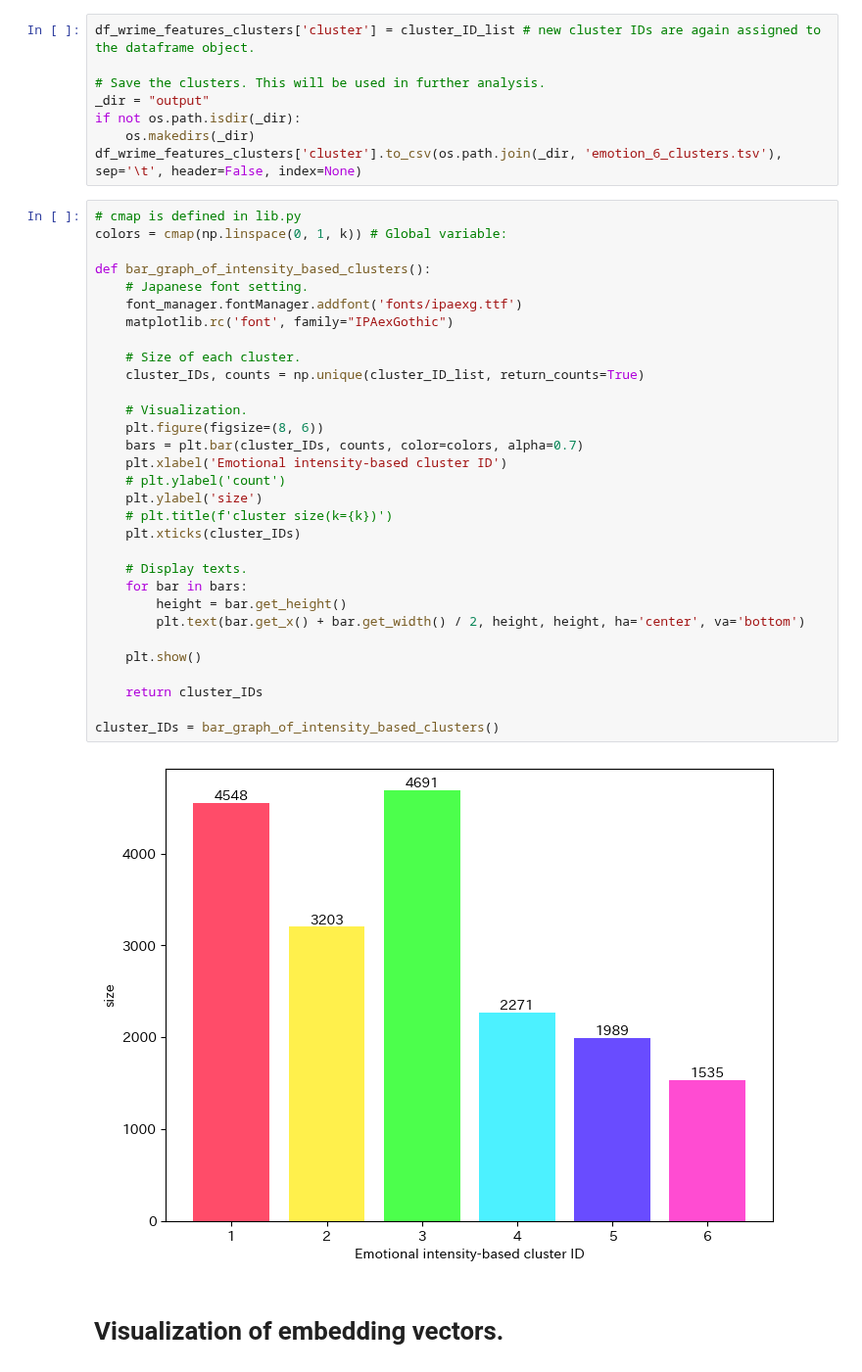
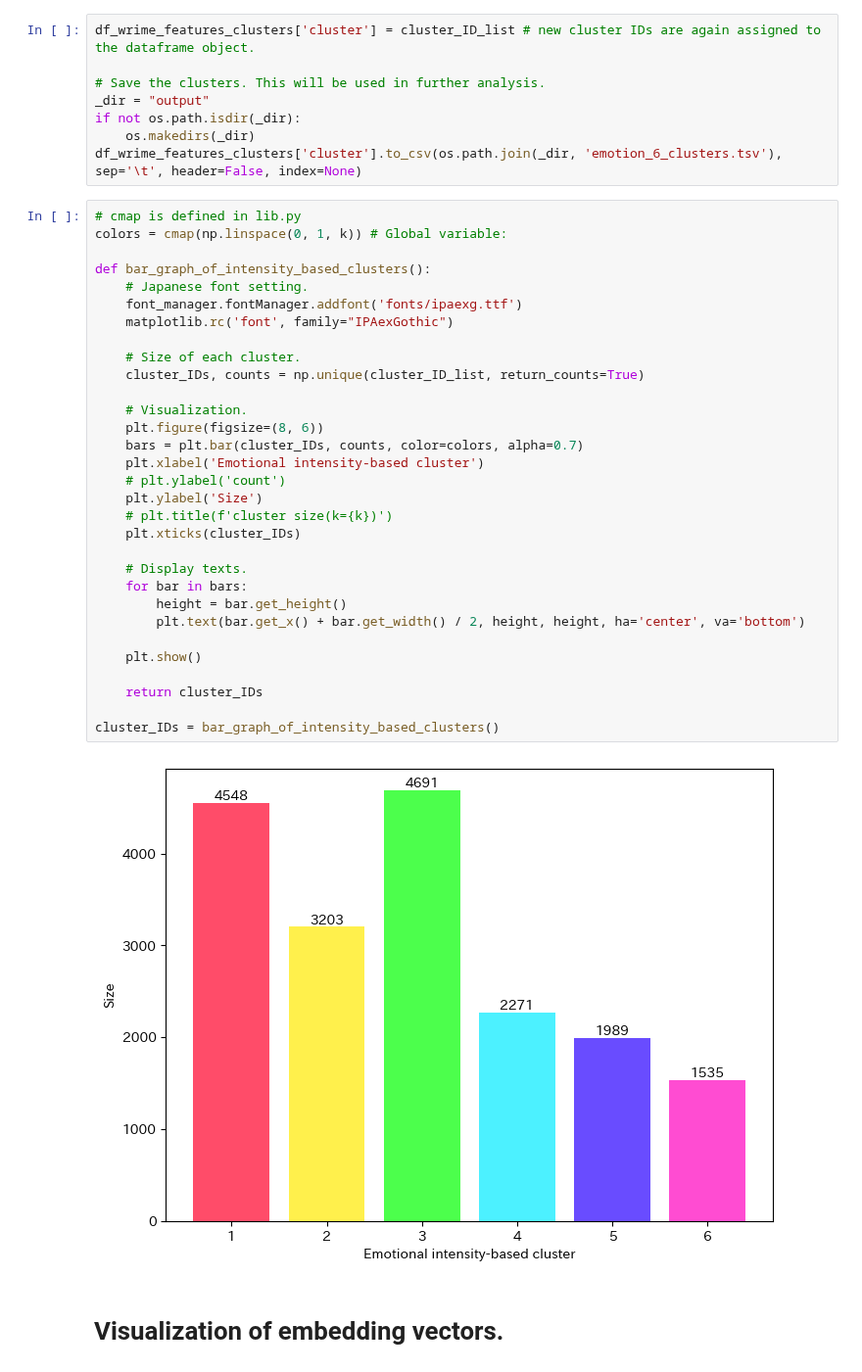
Before and after one commit to maruyama-lab-design/Preservation-of-Emotional-Context-in-Tweet-Embeddings, a Jupyter notebook: intensity_kmeans.ipynb, the cells around one changed output. Shown at 98% size. Cells and saved outputs as stored; diff of their text form.

```diff
--- a/intensity_kmeans.ipynb
+++ b/intensity_kmeans.ipynb
@@ -145,36 +151,36 @@ df_wrime_features_clusters['cluster'].to_csv(os.path.join(_dir, 'emotion_6_clust
 # %%
 # cmap is defined in lib.py
 colors = cmap(np.linspace(0, 1, k)) # Global variable:
 
 def bar_graph_of_intensity_based_clusters():
     # Japanese font setting.
     font_manager.fontManager.addfont('fonts/ipaexg.ttf')
     matplotlib.rc('font', family="IPAexGothic")
 
     # Size of each cluster.
     cluster_IDs, counts = np.unique(cluster_ID_list, return_counts=True)
 
     # Visualization.
     plt.figure(figsize=(8, 6))
     bars = plt.bar(cluster_IDs, counts, color=colors, alpha=0.7)
-    plt.xlabel('Emotional intensity-based cluster ID')
+    plt.xlabel('Emotional intensity-based cluster')
     # plt.ylabel('count')
-    plt.ylabel('size')
+    plt.ylabel('Size')
     # plt.title(f'cluster size(k={k})')
     plt.xticks(cluster_IDs)
 
     # Display texts.
     for bar in bars:
         height = bar.get_height()
         plt.text(bar.get_x() + bar.get_width() / 2, height, height, ha='center', va='bottom')
 
     plt.show()
 
     return cluster_IDs
 
 cluster_IDs = bar_graph_of_intensity_based_clusters()
 # %% [output]
-[figure, old version]
+[figure, new version]
 # %% [markdown]
 # Visualization of embedding vectors.
 # %%
```
Also changed, not shown: parts of 3 cells of this notebook.
